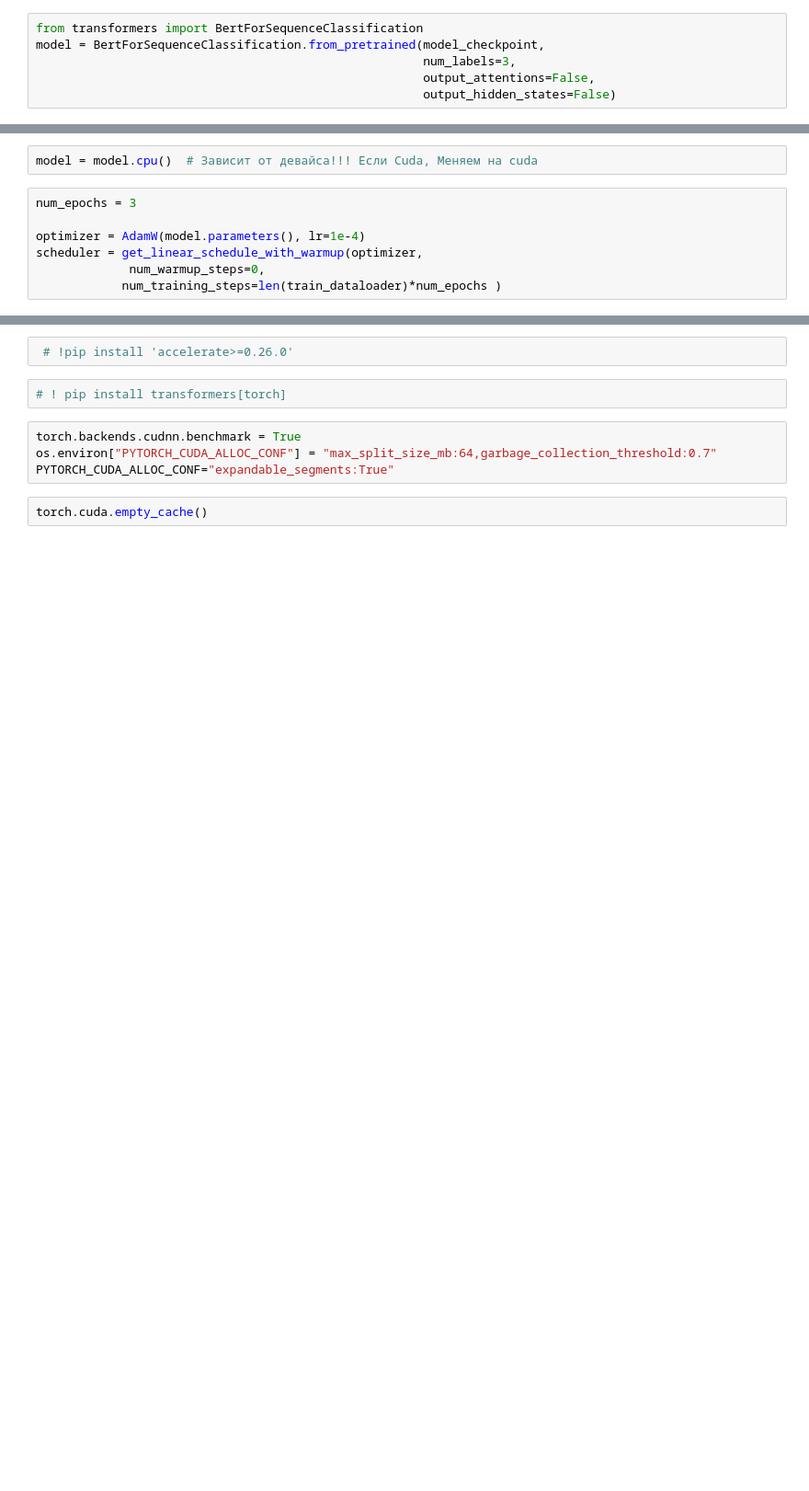
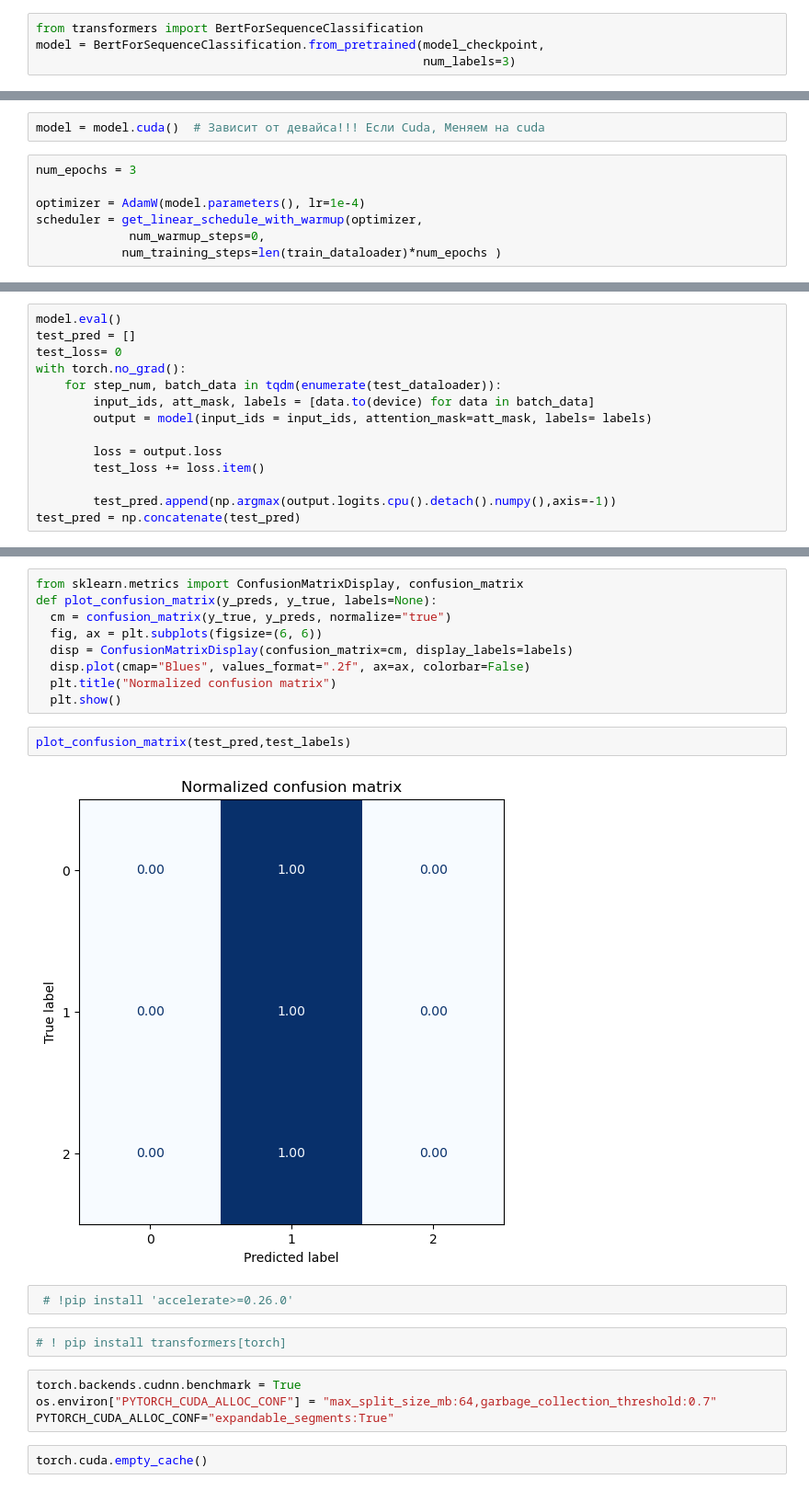
Before and after one commit to AliyaBadmaeva/PDP, a Jupyter notebook: Badmaeva_A_A__PDP.ipynb, the cells around one changed output, grey strips where cells are left out. Shown at 92% size. Drawn from its saved outputs; the diff is of its cells as text; blank space fills up the shorter version.

```diff
--- a/Badmaeva_A_A__PDP.ipynb
+++ b/Badmaeva_A_A__PDP.ipynb
@@ -219,9 +280,7 @@ No GPU available, using the CPU instead.
 # %%
 from transformers import BertForSequenceClassification
 model = BertForSequenceClassification.from_pretrained(model_checkpoint,
-                                                      num_labels=3,
-                                                      output_attentions=False,
-                                                      output_hidden_states=False)
+                                                      num_labels=3)
 # %% [output]
 Some weights of BertForSequenceClassification were not initialized from the model checkpoint at bert-base-multilingual-cased and are newly initialized: ['classifier.bias', 'classifier.weight']
 You should probably TRAIN this model on a down-stream task to be able to use it for predictions and inference.
@@ -235,5 +294,5 @@ device(type='cpu')
 # %%
-model = model.cpu()  # Зависит от девайса!!! Если Cuda, Меняем на cuda
+model = model.cuda()  # Зависит от девайса!!! Если Cuda, Меняем на cuda
 # %%
 num_epochs = 3
 
@@ -323,0 +403,14 @@ os.environ['TORCH_USE_CUDA_DSA'] = "1"
+# %%
+model.eval()
+test_pred = []
+test_loss= 0
+with torch.no_grad():
+    for step_num, batch_data in tqdm(enumerate(test_dataloader)):
+        input_ids, att_mask, labels = [data.to(device) for data in batch_data]
+        output = model(input_ids = input_ids, attention_mask=att_mask, labels= labels)
+
+        loss = output.loss
+        test_loss += loss.item()
+
+        test_pred.append(np.argmax(output.logits.cpu().detach().numpy(),axis=-1))
+test_pred = np.concatenate(test_pred)
@@ -324,3 +431,16 @@ os.environ['TORCH_USE_CUDA_DSA'] = "1"
+# %%
+from sklearn.metrics import ConfusionMatrixDisplay, confusion_matrix
+def plot_confusion_matrix(y_preds, y_true, labels=None):
+  cm = confusion_matrix(y_true, y_preds, normalize="true")
+  fig, ax = plt.subplots(figsize=(6, 6))
+  disp = ConfusionMatrixDisplay(confusion_matrix=cm, display_labels=labels)
+  disp.plot(cmap="Blues", values_format=".2f", ax=ax, colorbar=False)
+  plt.title("Normalized confusion matrix")
+  plt.show()
+# %%
+plot_confusion_matrix(test_pred,test_labels)
+# %% [output]
+[figure, added]
 # %%
  # !pip install 'accelerate>=0.26.0'
 # %%
```
Also changed, not shown: parts of 17 cells of this notebook.
